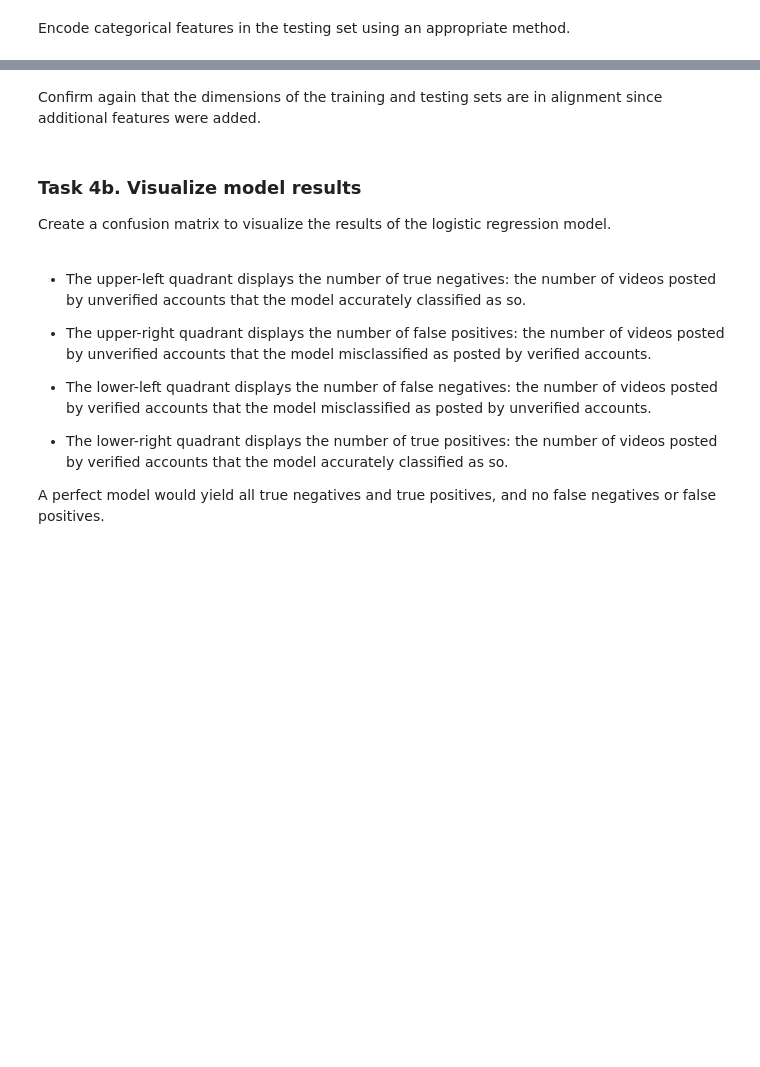
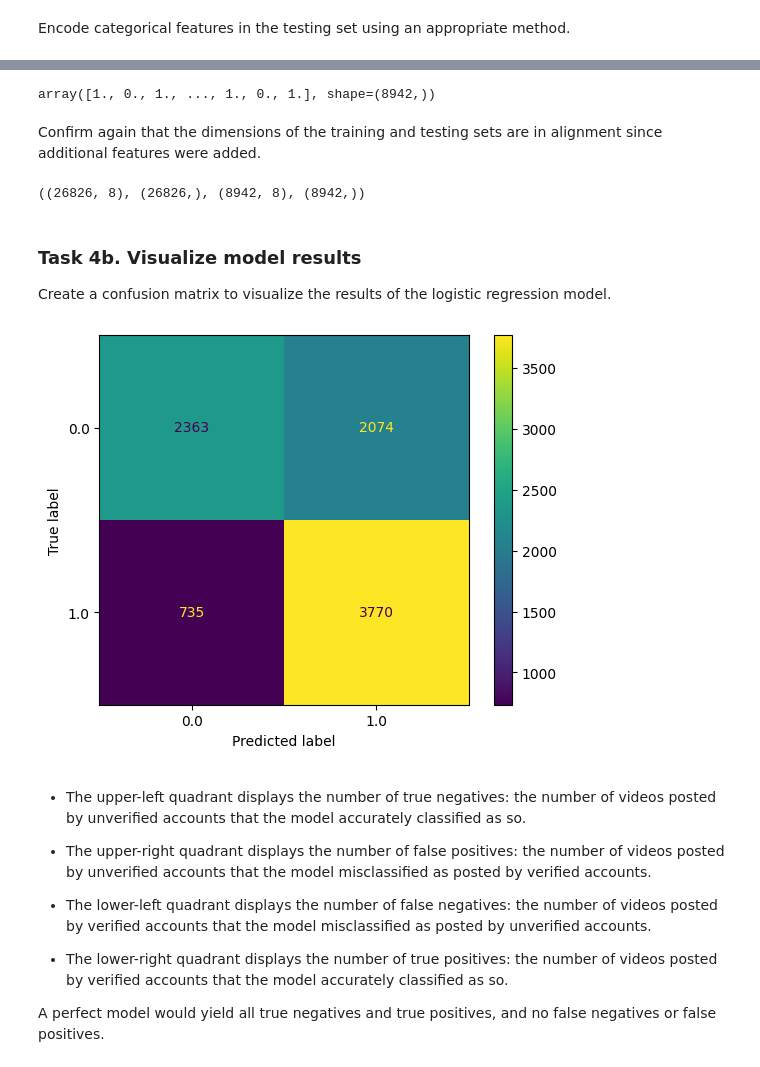
Before and after one commit to VivianSabga/Data-Analytics-for-Economics, a Jupyter notebook: TikTok Project Part-1/TikTok Project.ipynb, the cells around one changed output, grey strips where cells are left out. Cells and saved outputs as stored; diff of their text form; code cells hidden in the pictures; blank space fills up the shorter version.

```diff
--- a/TikTok Project Part-1/TikTok Project.ipynb
+++ b/TikTok Project Part-1/TikTok Project.ipynb
@@ -1945,7 +1663,7 @@ Encode categorical features in the testing set using an appropriate method.
 # %%
 # Place encoded testing features (which is currently an array) into a dataframe
-### YOUR CODE HERE ###
 
+X_test_encoded_df = pd.DataFrame(data=X_test_encoded, columns=X_encoder.get_feature_names_out())
 
 # Display first few rows
-### YOUR CODE HERE ###
+X_test_encoded_df.head()
@@ -1957,7 +1689,6 @@ Encode categorical features in the testing set using an appropriate method.
 # Note: Using `.reset_index(drop=True)` to reset the index in X_test after dropping `claim_status`, and `author_ban_status`,
 # so that the indices align with those in `X_test_encoded_df` and `test_count_df`
 ### YOUR CODE HERE ###
+X_test_final = pd.concat([X_test.drop(["claim_status", "author_ban_status"], axis=1).reset_index(drop=True), X_test_encoded_df], axis=1)
 
-
-# Display first few rows
-### YOUR CODE HERE ###
+X_test_final.head()
@@ -1964,6 +1702,7 @@ Encode categorical features in the testing set using an appropriate method.
 # %%
 # Use the logistic regression model to get predictions on the encoded testing set
 ### YOUR CODE HERE ###
+y_pred = log_clf.predict(X_test_final)
 # %%
 # Display the predictions on the encoded testing set
 ### YOUR CODE HERE ###
@@ -1976,14 +1732,17 @@ Encode categorical features in the testing set using an appropriate method.
 #   - Adjusting the shape of `y_test` before passing into `.transform()`, since it takes in 2D array
 #   - Using `.ravel()` to flatten the array returned by `.transform()`, so that it can be used later to compare with predictions
 ### YOUR CODE HERE ###
-
-
-# Display the encoded training outcome variable
+y_test_final = y_encoder.fit_transform(y_test.values.reshape(-1, 1)).ravel()
+y_test_final
+# %% [output]
+array([1., 0., 1., ..., 1., 0., 1.], shape=(8942,))
 # %% [markdown]
 Confirm again that the dimensions of the training and testing sets are in alignment since additional features were added.
 # %%
 # Get shape of each training and testing set
-### YOUR CODE HERE ###
+X_train_final.shape, y_train_final.shape, X_test_final.shape, y_test_final.shape
+# %% [output]
+((26826, 8), (26826,), (8942, 8), (8942,))
 # %% [markdown]
 ### **Task 4b. Visualize model results**
 Create a confusion matrix to visualize the results of the logistic regression model.
@@ -2002,3 +1749,14 @@ Create a confusion matrix to visualize the results of the logistic regression mo
+# %%
+# Compute values for confusion matrix
+log_cm = confusion_matrix(y_test_final, y_pred, labels=log_clf.classes_)
+
+log_disp = ConfusionMatrixDisplay(confusion_matrix=log_cm, display_labels=log_clf.classes_)
+
+log_disp.plot()
+
+plt.show()
+# %% [output]
+[figure, added]
 # %% [markdown]
 
 - The upper-left quadrant displays the number of true negatives: the number of videos posted by unverified accounts that the model accurately classified as so.
```
Also changed, not shown: parts of 61 cells of this notebook.
